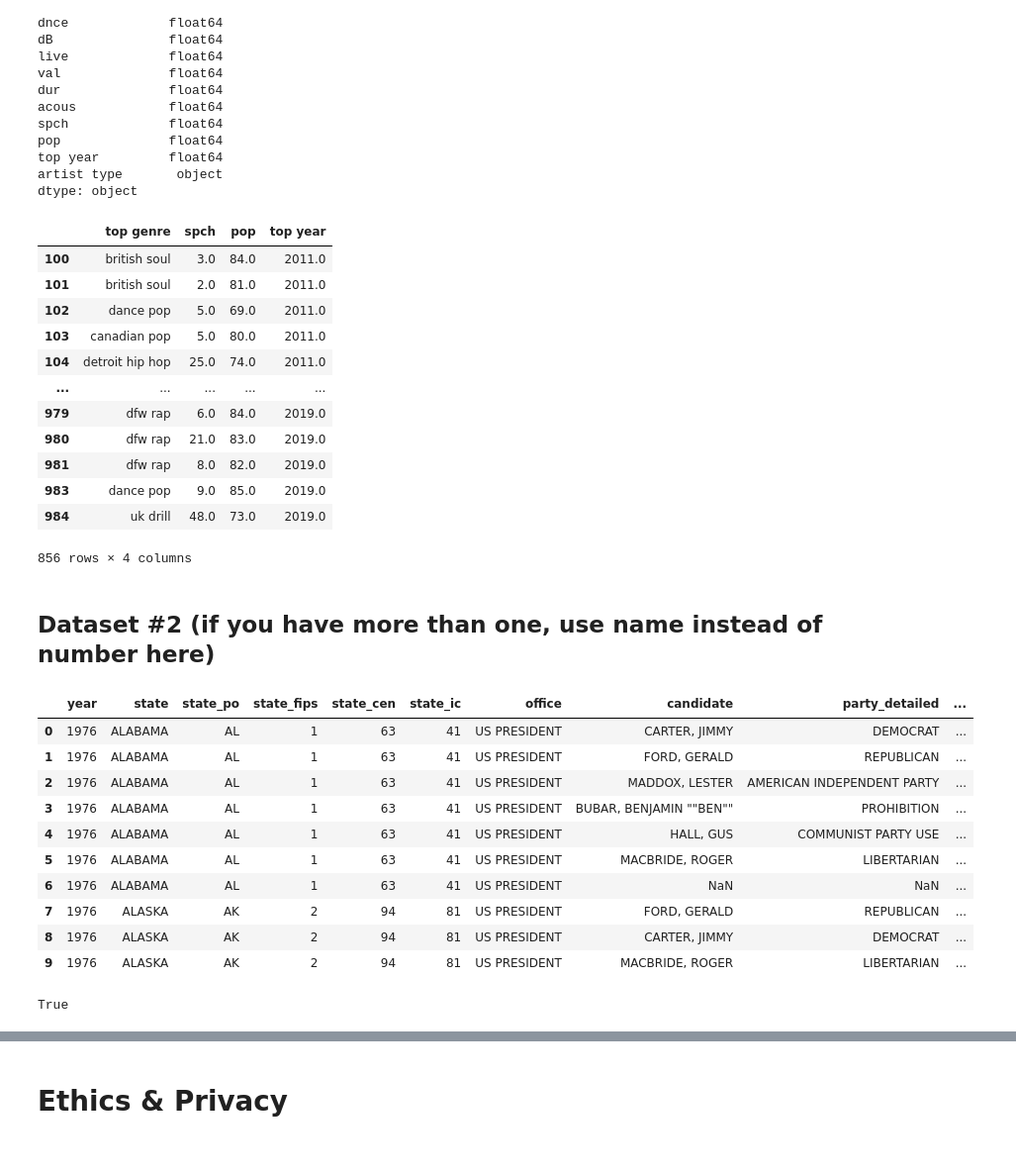
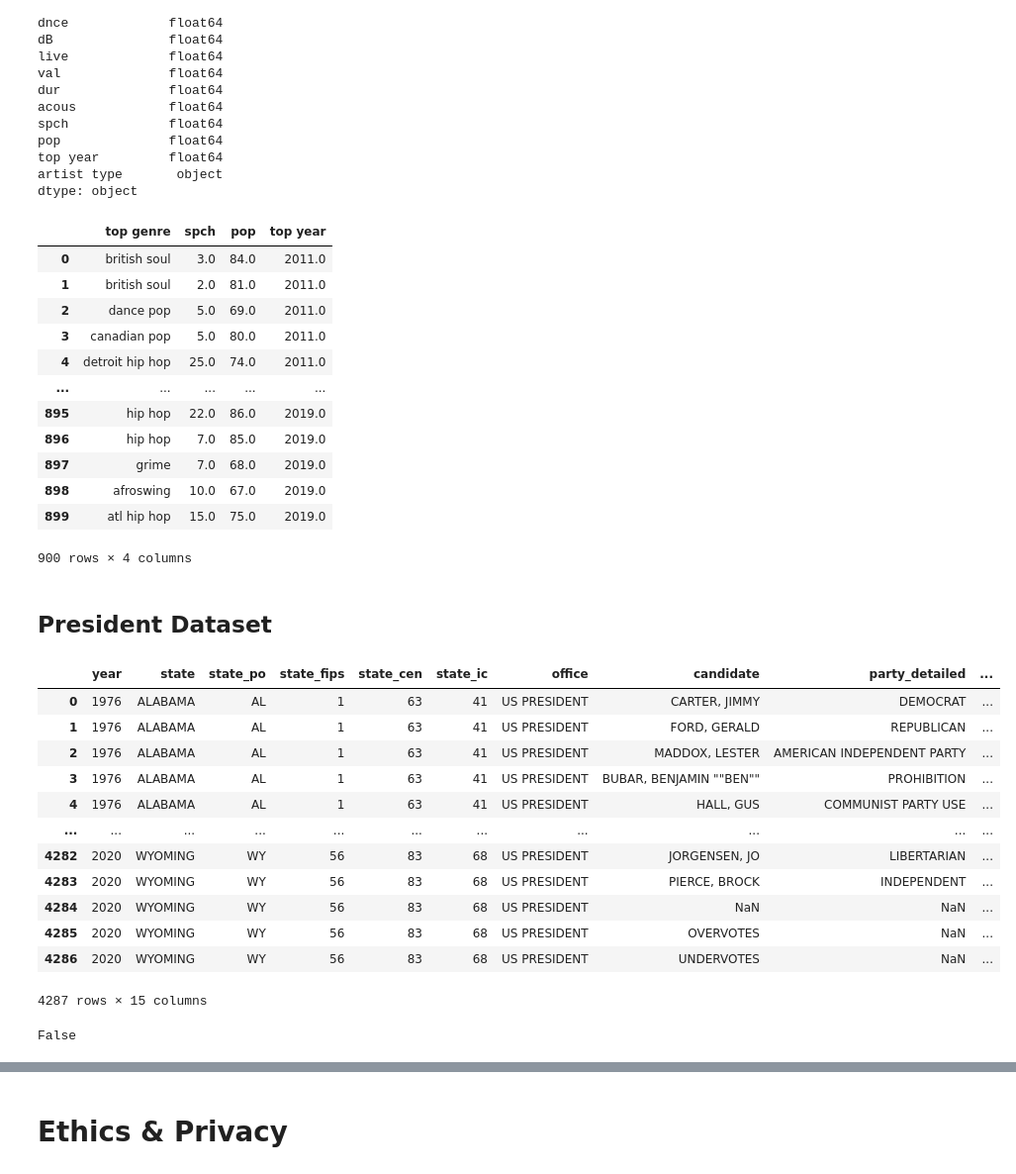
Before and after one commit to katiemoc/musical-politics, a Jupyter notebook: DataCheckpoint_Group093-FA24.ipynb, the cells around one changed output, grey strips where cells are left out. Shown: that part at 99% size. Drawn from its saved outputs; the diff is of its cells as text; code cells hidden in the pictures.

```diff
--- a/DataCheckpoint_Group093-FA24.ipynb
+++ b/DataCheckpoint_Group093-FA24.ipynb
@@ -154,46 +164,58 @@ artist type       object
 dtype: object
 # %%
 # We only want to consider the songs from 2011 onward since Spotify was not launched in the US until then.
-spotify = spotify[spotify['top year'] >= 2011]
+# Reset the index
+tidy_spotify = tidy_spotify[tidy_spotify['top year'] >= 2011]
+tidy_spotify = tidy_spotify.reset_index()
 
 # For our project, we are going to focus on the "top genre", "spch", "pop", and "top year" columns.
-spotify = spotify[['top genre', 'spch', 'pop', 'top year']]
-spotify
+tidy_spotify = tidy_spotify[['top genre', 'spch', 'pop', 'top year']]
+tidy_spotify
 # %% [output]
 |  | top genre | spch | pop | top year |
-| 100 | british soul | 3.0 | 84.0 | 2011.0 |
-| 101 | british soul | 2.0 | 81.0 | 2011.0 |
-| 102 | dance pop | 5.0 | 69.0 | 2011.0 |
-| 103 | canadian pop | 5.0 | 80.0 | 2011.0 |
-| 104 | detroit hip hop | 25.0 | 74.0 | 2011.0 |
+| 0 | british soul | 3.0 | 84.0 | 2011.0 |
+| 1 | british soul | 2.0 | 81.0 | 2011.0 |
+| 2 | dance pop | 5.0 | 69.0 | 2011.0 |
+| 3 | canadian pop | 5.0 | 80.0 | 2011.0 |
+| 4 | detroit hip hop | 25.0 | 74.0 | 2011.0 |
 | ... | ... | ... | ... | ... |
-| 979 | dfw rap | 6.0 | 84.0 | 2019.0 |
-| 980 | dfw rap | 21.0 | 83.0 | 2019.0 |
-| 981 | dfw rap | 8.0 | 82.0 | 2019.0 |
-| 983 | dance pop | 9.0 | 85.0 | 2019.0 |
-| 984 | uk drill | 48.0 | 73.0 | 2019.0 |
+| 895 | hip hop | 22.0 | 86.0 | 2019.0 |
+| 896 | hip hop | 7.0 | 85.0 | 2019.0 |
+| 897 | grime | 7.0 | 68.0 | 2019.0 |
+| 898 | afroswing | 10.0 | 67.0 | 2019.0 |
+| 899 | atl hip hop | 15.0 | 75.0 | 2019.0 |
-856 rows × 4 columns
+900 rows × 4 columns
-# %% [markdown]
-## Dataset #2 (if you have more than one, use name instead of number here)
+# %% [markdown]
+## President Dataset
 # %%
 ## YOUR CODE TO LOAD/CLEAN/TIDY/WRANGLE THE DATA GOES HERE
 ## FEEL FREE TO ADD MULTIPLE CELLS PER SECTION
 
 president = pd.read_csv("1976-2020-president.csv")
-president.head(10)
+president
 # %% [output]
 |  | year | state | state_po | state_fips | state_cen | state_ic | office | candidate | party_detailed | ... |
 | 0 | 1976 | ALABAMA | AL | 1 | 63 | 41 | US PRESIDENT | CARTER, JIMMY | DEMOCRAT | ... |
 | 1 | 1976 | ALABAMA | AL | 1 | 63 | 41 | US PRESIDENT | FORD, GERALD | REPUBLICAN | ... |
 | 2 | 1976 | ALABAMA | AL | 1 | 63 | 41 | US PRESIDENT | MADDOX, LESTER | AMERICAN INDEPENDENT PARTY | ... |
 | 3 | 1976 | ALABAMA | AL | 1 | 63 | 41 | US PRESIDENT | BUBAR, BENJAMIN ""BEN"" | PROHIBITION | ... |
 | 4 | 1976 | ALABAMA | AL | 1 | 63 | 41 | US PRESIDENT | HALL, GUS | COMMUNIST PARTY USE | ... |
-| 5 | 1976 | ALABAMA | AL | 1 | 63 | 41 | US PRESIDENT | MACBRIDE, ROGER | LIBERTARIAN | ... |
-| 6 | 1976 | ALABAMA | AL | 1 | 63 | 41 | US PRESIDENT | NaN | NaN | ... |
-| 7 | 1976 | ALASKA | AK | 2 | 94 | 81 | US PRESIDENT | FORD, GERALD | REPUBLICAN | ... |
-| 8 | 1976 | ALASKA | AK | 2 | 94 | 81 | US PRESIDENT | CARTER, JIMMY | DEMOCRAT | ... |
-| 9 | 1976 | ALASKA | AK | 2 | 94 | 81 | US PRESIDENT | MACBRIDE, ROGER | LIBERTARIAN | ... |
+| ... | ... | ... | ... | ... | ... | ... | ... | ... | ... | ... |
+| 4282 | 2020 | WYOMING | WY | 56 | 83 | 68 | US PRESIDENT | JORGENSEN, JO | LIBERTARIAN | ... |
+| 4283 | 2020 | WYOMING | WY | 56 | 83 | 68 | US PRESIDENT | PIERCE, BROCK | INDEPENDENT | ... |
+| 4284 | 2020 | WYOMING | WY | 56 | 83 | 68 | US PRESIDENT | NaN | NaN | ... |
+| 4285 | 2020 | WYOMING | WY | 56 | 83 | 68 | US PRESIDENT | OVERVOTES | NaN | ... |
+| 4286 | 2020 | WYOMING | WY | 56 | 83 | 68 | US PRESIDENT | UNDERVOTES | NaN | ... |
+4287 rows × 15 columns
-# %%
-president.isna().any(axis=None)
-# %% [output]
-True
+# %%
+# The "notes" column is NaN in every entry so we need to drop this column.
+# Then we drop the rows with any NaN values because it is either a candidate that was written in
+# or candidate with no party-- both of which we do not need for our project.
+tidy_president = president
+tidy_president.drop('notes', axis=1, inplace=True)
+tidy_president.dropna(inplace=True)
+
+# Since the following code returns False, we know we have no other missing data in our dataset!
+tidy_president.isna().any(axis=None)
+# %% [output]
+False
```
Also changed, not shown: parts of 10 cells of this notebook.
